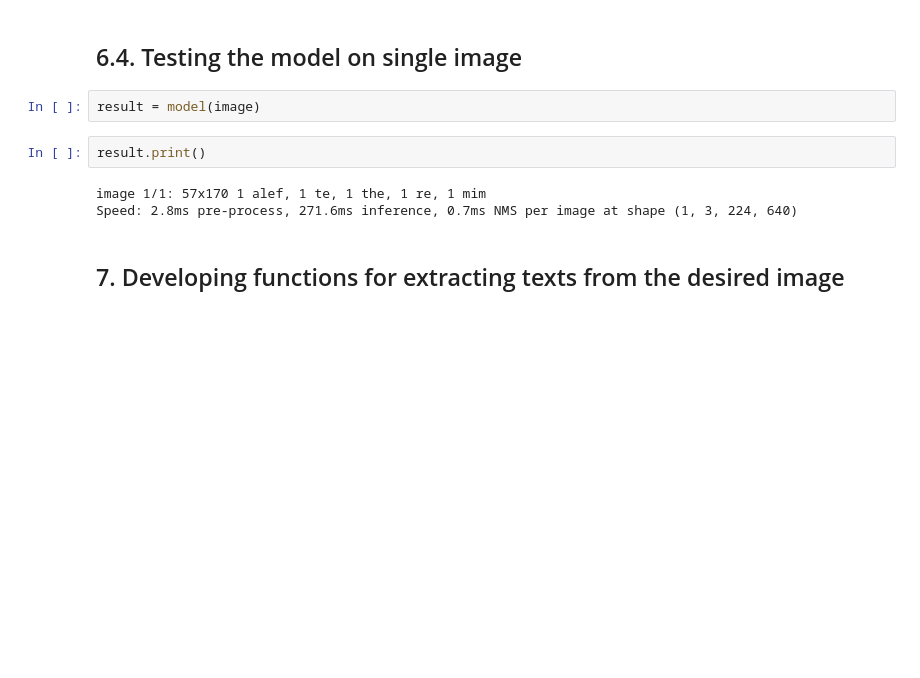
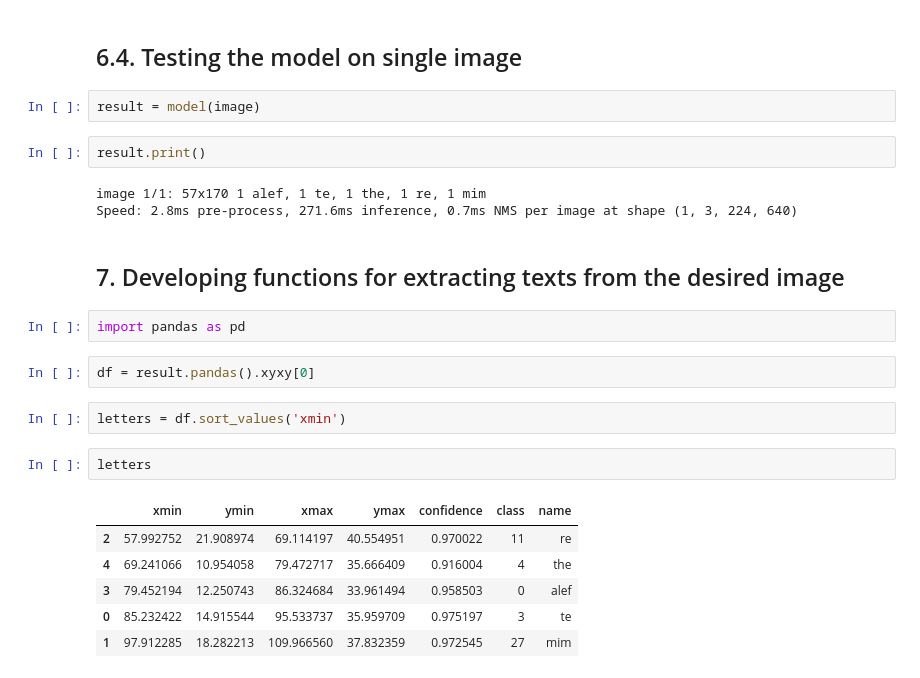
Before and after one commit to prp-e/persian_ocr_project, a Jupyter notebook: letter_recognition/Letter Recognition.ipynb, the cells around one changed output. Cells and saved outputs as stored; diff of their text form; blank space fills up the shorter version.

Commit message:
Still working on the result API

```diff
--- a/letter_recognition/Letter Recognition.ipynb
+++ b/letter_recognition/Letter Recognition.ipynb
@@ -197,3 +197,18 @@ image 1/1: 57x170 1 alef, 1 te, 1 the, 1 re, 1 mim
 Speed: 2.8ms pre-process, 271.6ms inference, 0.7ms NMS per image at shape (1, 3, 224, 640)
 # %% [markdown]
 ## 7. Developing functions for extracting texts from the desired image
+# %%
+import pandas as pd
+# %%
+df = result.pandas().xyxy[0]
+# %%
+letters = df.sort_values('xmin')
+# %%
+letters
+# %% [output]
+|  | xmin | ymin | xmax | ymax | confidence | class | name |
+| 2 | 57.992752 | 21.908974 | 69.114197 | 40.554951 | 0.970022 | 11 | re |
+| 4 | 69.241066 | 10.954058 | 79.472717 | 35.666409 | 0.916004 | 4 | the |
+| 3 | 79.452194 | 12.250743 | 86.324684 | 33.961494 | 0.958503 | 0 | alef |
+| 0 | 85.232422 | 14.915544 | 95.533737 | 35.959709 | 0.975197 | 3 | te |
+| 1 | 97.912285 | 18.282213 | 109.966560 | 37.832359 | 0.972545 | 27 | mim |
```
Also changed, not shown: parts of 2 cells of this notebook.
